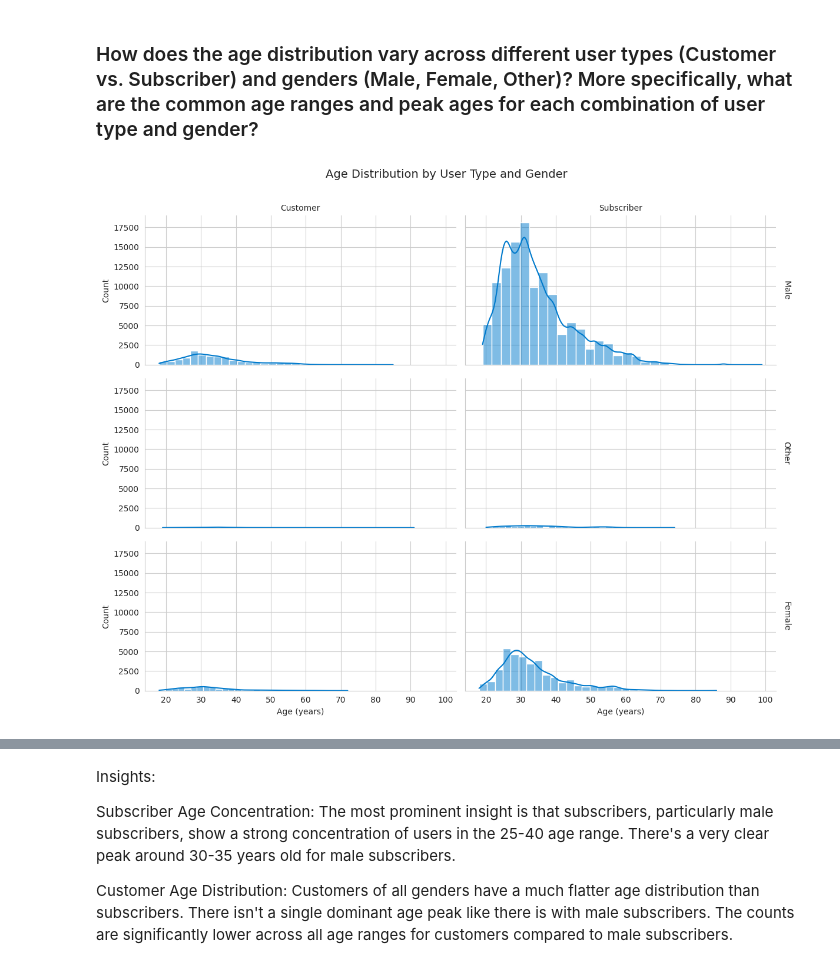
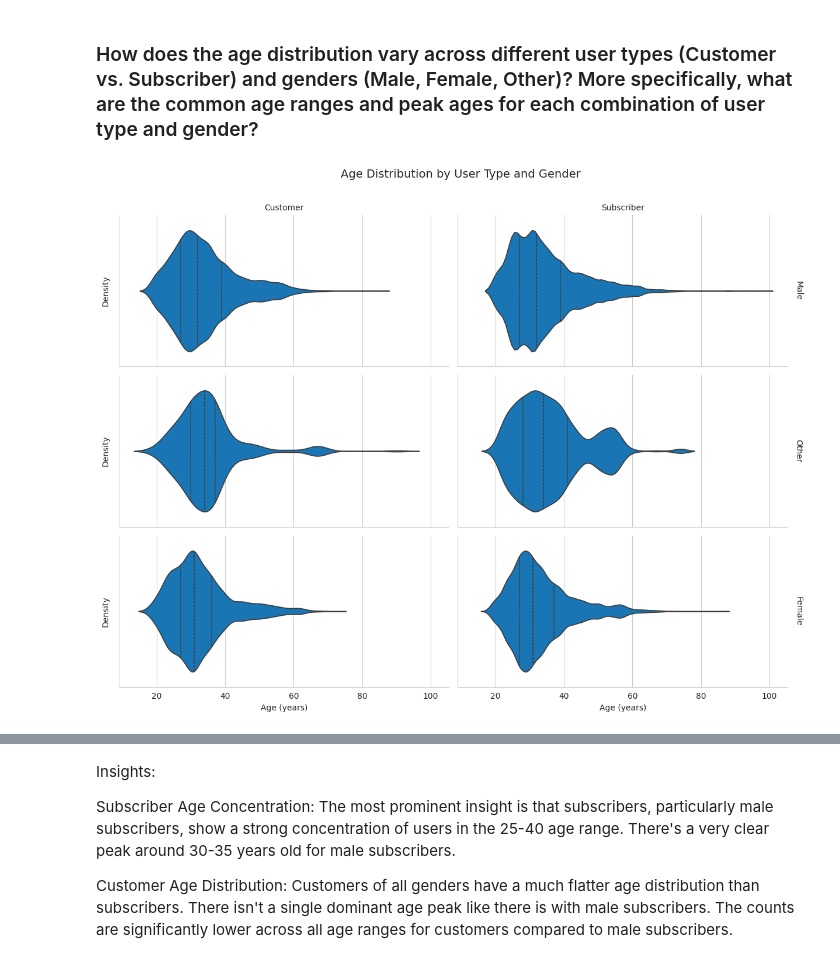
Before and after one commit to ObayM/Ford-GoBike-EDA, a Jupyter notebook: Part_I_exploration.ipynb, the cells around one changed output, grey strips where cells are left out. Drawn from its saved outputs; the diff is of its cells as text; code cells hidden in the pictures.

```diff
--- a/Part_I_exploration.ipynb
+++ b/Part_I_exploration.ipynb
@@ -313,11 +313,11 @@ Insights:
 ### How does the age distribution vary across different user types (Customer vs. Subscriber) and genders (Male, Female, Other)? More specifically, what are the common age ranges and peak ages for each combination of user type and gender?
 # %%
 g = sns.FacetGrid(df, col="user_type", row="member_gender", margin_titles=True, height=3, aspect=2)
-g.map(sns.histplot, "age", bins=30, kde=True, color="#007acc")
+g.map(sns.violinplot, "age", color="#007acc", inner="quartile")
 
-g.set_axis_labels("Age (years)", "Count")
+g.set_axis_labels("Age (years)", "Density")
 g.set_titles(col_template="{col_name}", row_template="{row_name}")
 plt.suptitle("Age Distribution by User Type and Gender", fontsize=14, y=1.05)
 plt.show()
 # %% [output]
-[figure, old version]
+[figure, new version]
```
Also changed, not shown: parts of 4 cells of this notebook, 2 other files.
